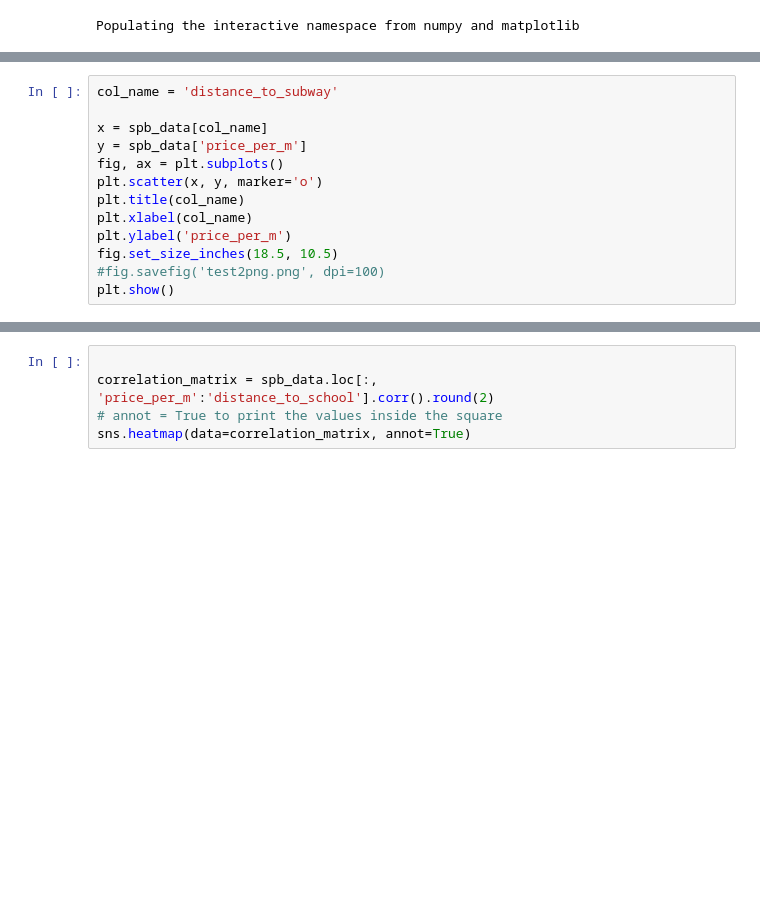
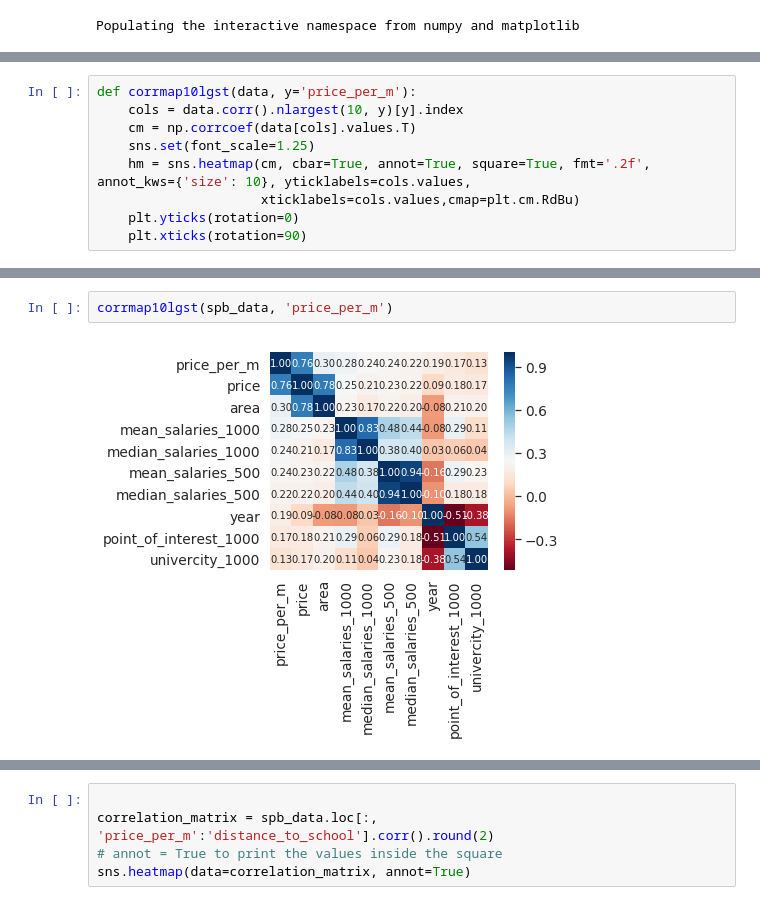
Before and after one commit to pricepredictor/data_rendering, a Jupyter notebook: data_rendering.ipynb, the cells around one changed output, grey strips where cells are left out. Saved outputs shown, nothing was run; the diff lists cells and outputs as text; blank space fills up the shorter version.

```diff
--- a/data_rendering.ipynb
+++ b/data_rendering.ipynb
@@ -39,13 +4,0 @@ plt.show()
-# %%
-col_name = 'distance_to_subway'
-
-x = spb_data[col_name]
-y = spb_data['price_per_m']
-fig, ax = plt.subplots()
-plt.scatter(x, y, marker='o')
-plt.title(col_name)
-plt.xlabel(col_name)
-plt.ylabel('price_per_m')
-fig.set_size_inches(18.5, 10.5)
-#fig.savefig('test2png.png', dpi=100)
-plt.show()
@@ -111,0 +73,9 @@ R2 score is 0.1942056564941682
+# %%
+def corrmap10lgst(data, y='price_per_m'):
+    cols = data.corr().nlargest(10, y)[y].index
+    cm = np.corrcoef(data[cols].values.T)
+    sns.set(font_scale=1.25)
+    hm = sns.heatmap(cm, cbar=True, annot=True, square=True, fmt='.2f', annot_kws={'size': 10}, yticklabels=cols.values,
+                     xticklabels=cols.values,cmap=plt.cm.RdBu)
+    plt.yticks(rotation=0)
+    plt.xticks(rotation=90)
@@ -111,0 +214,4 @@ R2 score is 0.1942056564941682
+# %%
+corrmap10lgst(spb_data, 'price_per_m')
+# %% [output]
+[figure, added]
```
Also changed, not shown: parts of 44 cells of this notebook, 6 other files.
